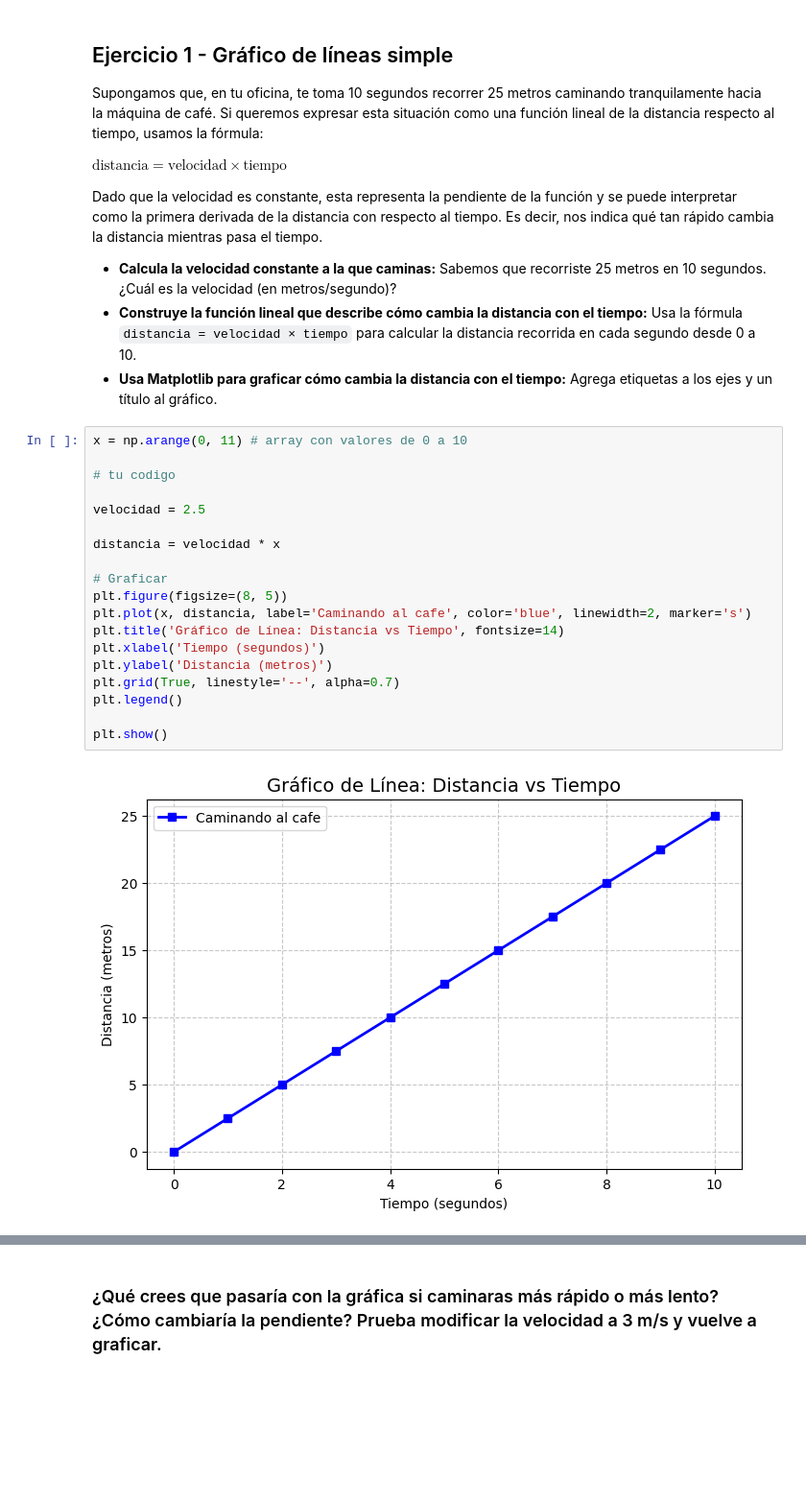
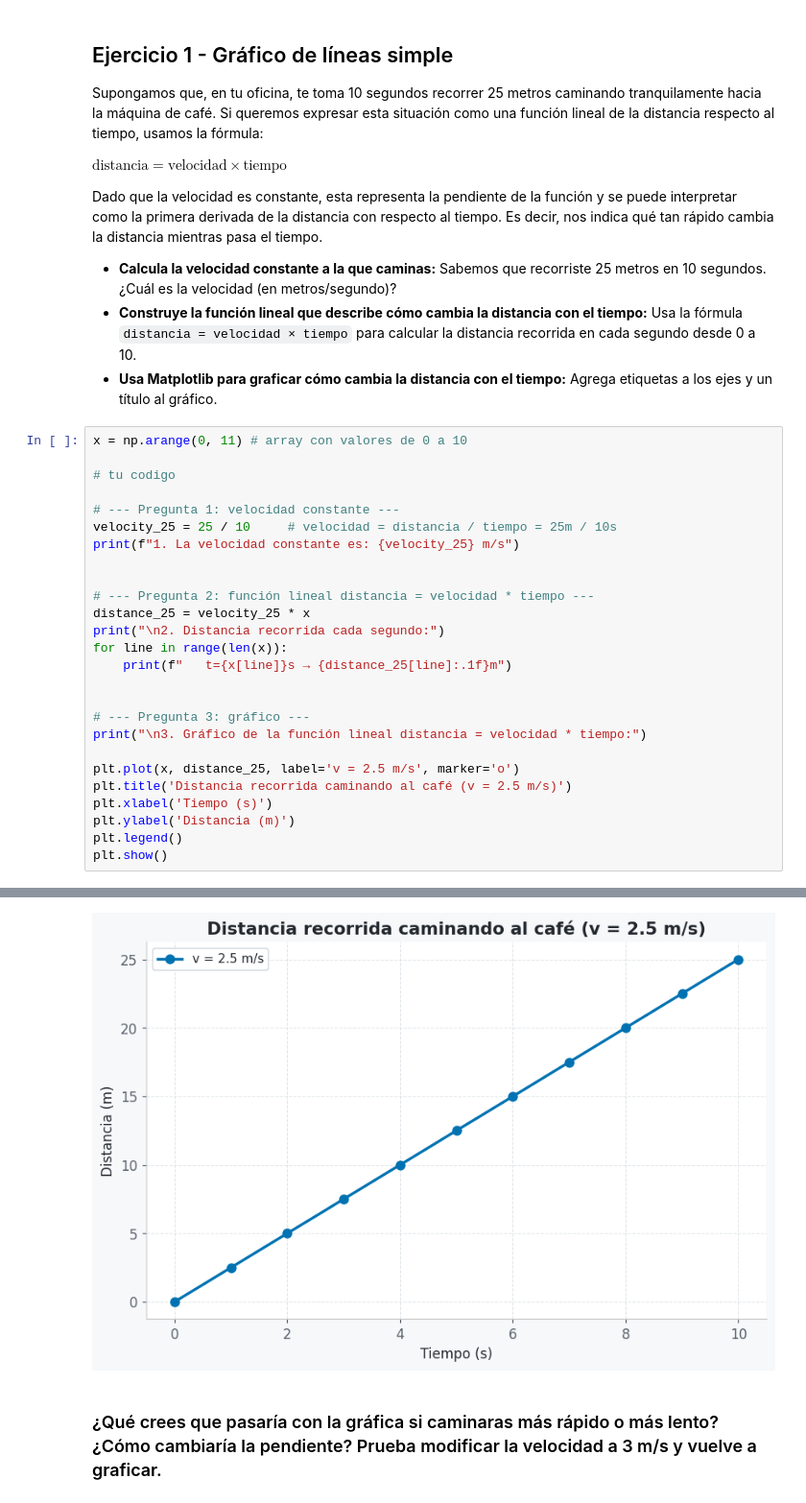
Before and after one commit to Cerco01/visualization-exercises-with-matplot-and-seaborn, a Jupyter notebook: notebook/problems.es.ipynb, the cells around one changed output, grey strips where cells are left out. Shown at 96% size. Saved outputs shown, nothing was run; the diff lists cells and outputs as text; blank space fills up the shorter version.

```diff
--- a/notebook/problems.es.ipynb
+++ b/notebook/problems.es.ipynb
@@ -24,24 +31,30 @@ Dado que la velocidad es constante, esta representa la pendiente de la función
 - **Calcula la velocidad constante a la que caminas:** Sabemos que recorriste 25 metros en 10 segundos. ¿Cuál es la velocidad (en metros/segundo)?
 - **Construye la función lineal que describe cómo cambia la distancia con el tiempo:** Usa la fórmula `distancia = velocidad × tiempo` para calcular la distancia recorrida en cada segundo desde 0 a 10.
 - **Usa Matplotlib para graficar cómo cambia la distancia con el tiempo:** Agrega etiquetas a los ejes y un título al gráfico.
-# %%
-x = np.arange(0, 11) # array con valores de 0 a 10
-
-# tu codigo
-
-velocidad = 2.5
-
-distancia = velocidad * x
-
-# Graficar
-plt.figure(figsize=(8, 5))
-plt.plot(x, distancia, label='Caminando al cafe', color='blue', linewidth=2, marker='s')
-plt.title('Gráfico de Línea: Distancia vs Tiempo', fontsize=14)
-plt.xlabel('Tiempo (segundos)')
-plt.ylabel('Distancia (metros)')
-plt.grid(True, linestyle='--', alpha=0.7)
-plt.legend()
-
-plt.show()
-# %% [output]
-[figure, removed]
+# %%
+x = np.arange(0, 11) # array con valores de 0 a 10
+
+# tu codigo
+
+# --- Pregunta 1: velocidad constante ---
+velocity_25 = 25 / 10     # velocidad = distancia / tiempo = 25m / 10s
+print(f"1. La velocidad constante es: {velocity_25} m/s")
+
+
+# --- Pregunta 2: función lineal distancia = velocidad * tiempo ---
+distance_25 = velocity_25 * x
+print("\n2. Distancia recorrida cada segundo:")
+for line in range(len(x)):
+    print(f"   t={x[line]}s → {distance_25[line]:.1f}m")
+
+
+# --- Pregunta 3: gráfico ---
+print("\n3. Gráfico de la función lineal distancia = velocidad * tiempo:")
+
+plt.plot(x, distance_25, label='v = 2.5 m/s', marker='o')
+plt.title('Distancia recorrida caminando al café (v = 2.5 m/s)')
+plt.xlabel('Tiempo (s)')
+plt.ylabel('Distancia (m)')
+plt.legend()
+plt.show()
+# %% [output]
@@ -48,2 +77,3 @@ plt.show()
+[figure, added]
 # %% [markdown]
 ### ¿Qué crees que pasaría con la gráfica si caminaras más rápido o más lento? ¿Cómo cambiaría la pendiente? Prueba modificar la velocidad a 3 m/s y vuelve a graficar.
```
Also changed, not shown: parts of 11 cells of this notebook, 2 other files.
